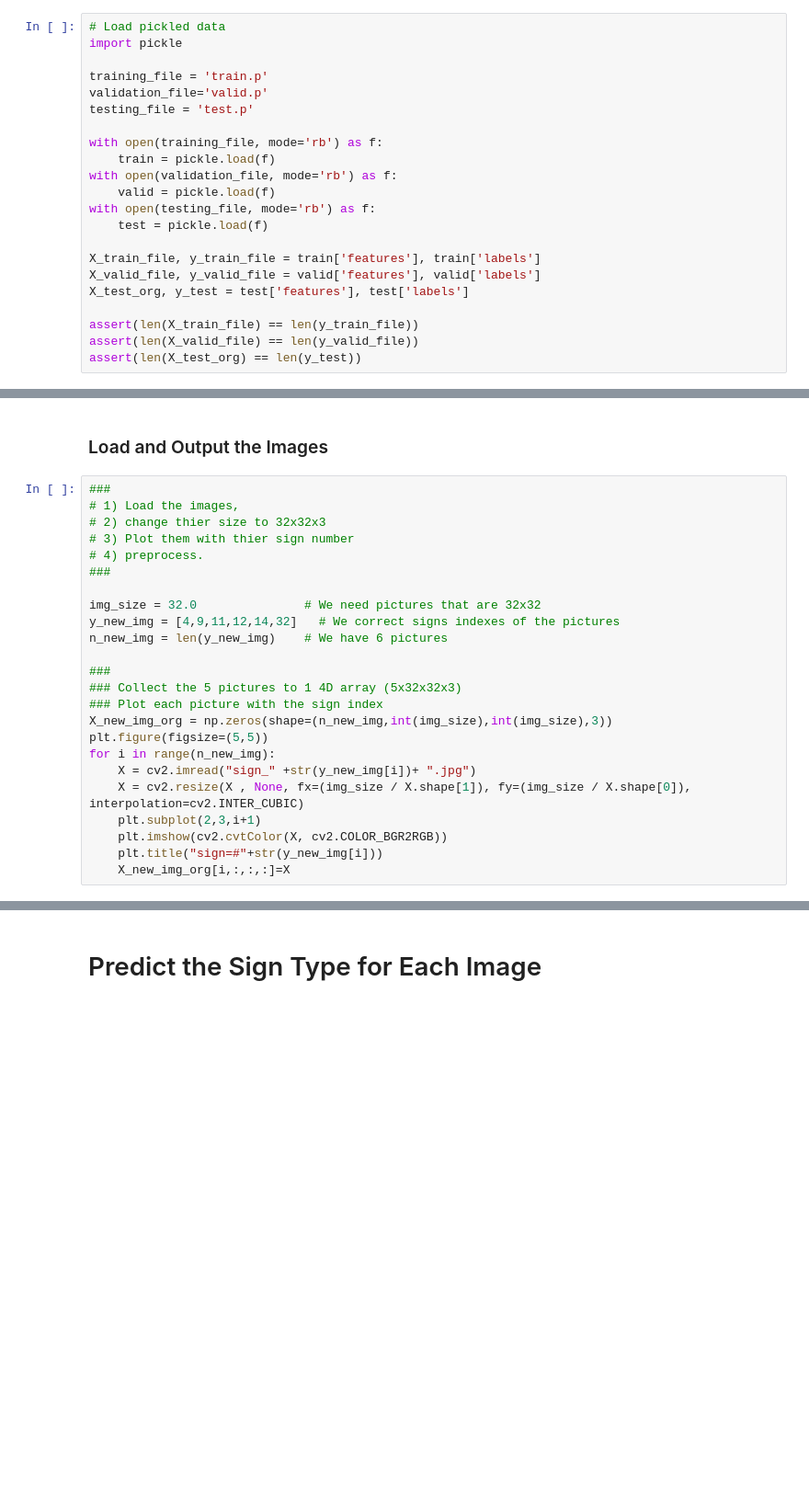
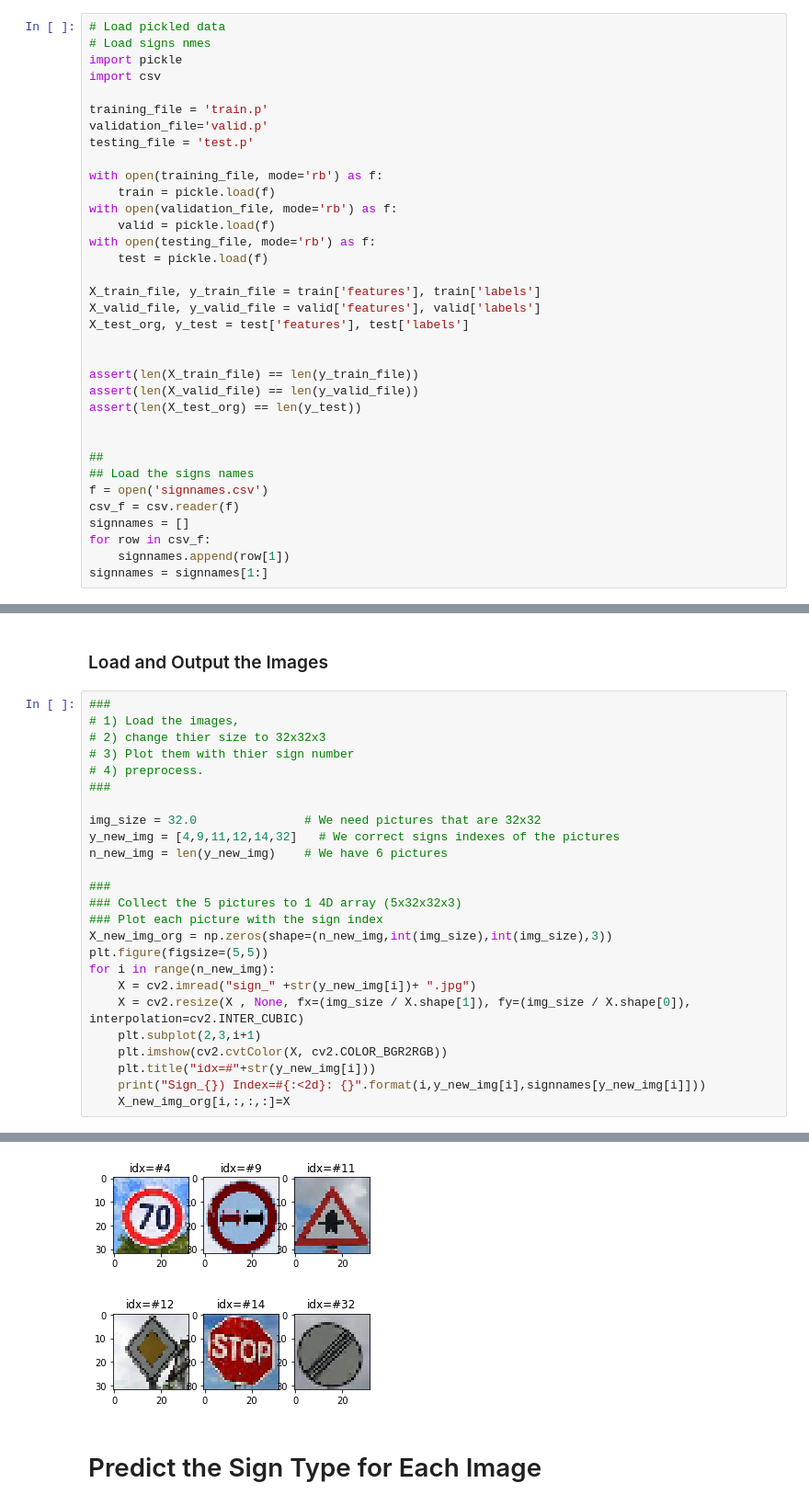
Before and after one commit to shayko18/CarND-Traffic-Sign-Classifier-Project, a Jupyter notebook: Traffic_Sign_Classifier.ipynb, the cells around one changed output, grey strips where cells are left out. Shown at 92% size. Drawn from its saved outputs; the diff is of its cells as text; blank space fills up the shorter version.

```diff
--- a/Traffic_Sign_Classifier.ipynb
+++ b/Traffic_Sign_Classifier.ipynb
@@ -21,7 +21,9 @@ The [rubric](https://review.udacity.com/#!/rubrics/481/view) contains "Stand Out
 ## Step 0: Load The Data
 # %%
 # Load pickled data
+# Load signs nmes
 import pickle
+import csv
 
 training_file = 'train.p'
 validation_file='valid.p'
@@ -38,9 +40,20 @@ X_train_file, y_train_file = train['features'], train['labels']
 X_valid_file, y_valid_file = valid['features'], valid['labels']
 X_test_org, y_test = test['features'], test['labels']
 
+
 assert(len(X_train_file) == len(y_train_file))
 assert(len(X_valid_file) == len(y_valid_file))
 assert(len(X_test_org) == len(y_test))
+
+
+##
+## Load the signs names
+f = open('signnames.csv')
+csv_f = csv.reader(f)
+signnames = []
+for row in csv_f:
+    signnames.append(row[1])
+signnames = signnames[1:]
 # %% [markdown]
 ---
 
@@ -541,5 +590,7 @@ for i in range(n_new_img):
     X = cv2.resize(X , None, fx=(img_size / X.shape[1]), fy=(img_size / X.shape[0]), interpolation=cv2.INTER_CUBIC)
     plt.subplot(2,3,i+1)
     plt.imshow(cv2.cvtColor(X, cv2.COLOR_BGR2RGB))
-    plt.title("sign=#"+str(y_new_img[i]))
+    plt.title("idx=#"+str(y_new_img[i]))
+    print("Sign_{}) Index=#{:<2d}: {}".format(i,y_new_img[i],signnames[y_new_img[i]]))
     X_new_img_org[i,:,:,:]=X
+# %% [output]
@@ -546,3 +603,4 @@ for i in range(n_new_img):
+[figure, added]
 # %% [markdown]
 # Predict the Sign Type for Each Image
 # %%
```
Also changed, not shown: parts of 8 cells of this notebook, 6 other files.
